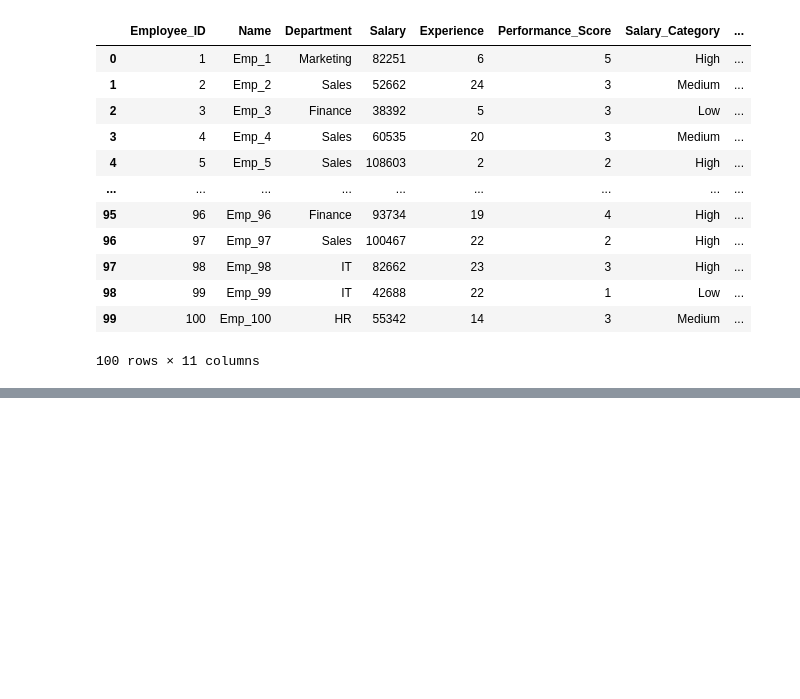
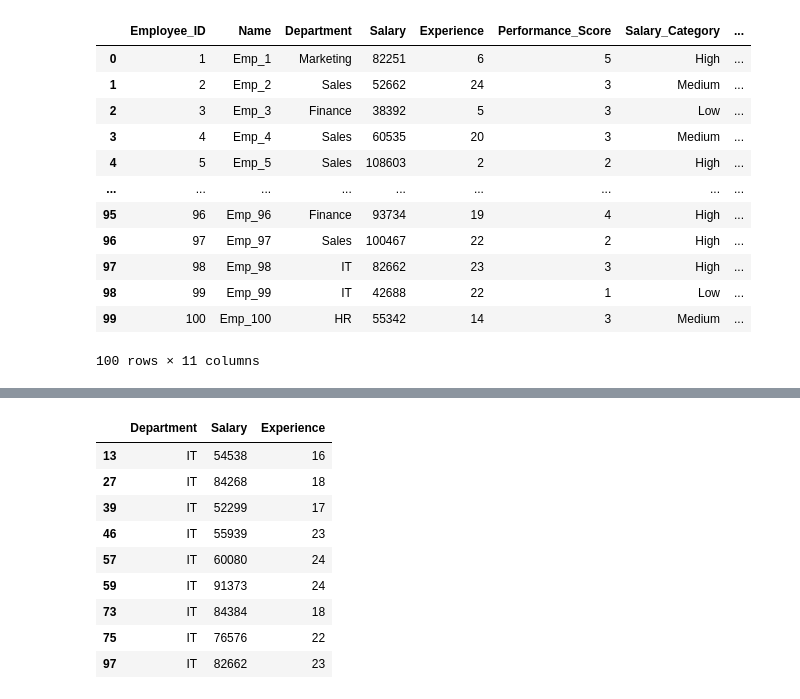
Before and after one commit to YusufUzeyir/PythonForDataScienceMyNotes, a Jupyter notebook: DataFramesApply.ipynb, the cells around one changed output, grey strips where cells are left out. Cells and saved outputs as stored; diff of their text form; code cells hidden in the pictures; blank space fills up the shorter version.

```diff
--- a/DataFramesApply.ipynb
+++ b/DataFramesApply.ipynb
@@ -205,0 +234,13 @@ df
+# %%
+df[(df['Department'] == 'IT') & (df['Salary'] > 45000) & (df['Experience'] > 15)][['Department','Salary','Experience']]
+# %% [output]
+|  | Department | Salary | Experience |
+| 13 | IT | 54538 | 16 |
+| 27 | IT | 84268 | 18 |
+| 39 | IT | 52299 | 17 |
+| 46 | IT | 55939 | 23 |
+| 57 | IT | 60080 | 24 |
+| 59 | IT | 91373 | 24 |
+| 73 | IT | 84384 | 18 |
+| 75 | IT | 76576 | 22 |
+| 97 | IT | 82662 | 23 |
```
Also changed, not shown: parts of 8 cells of this notebook.
